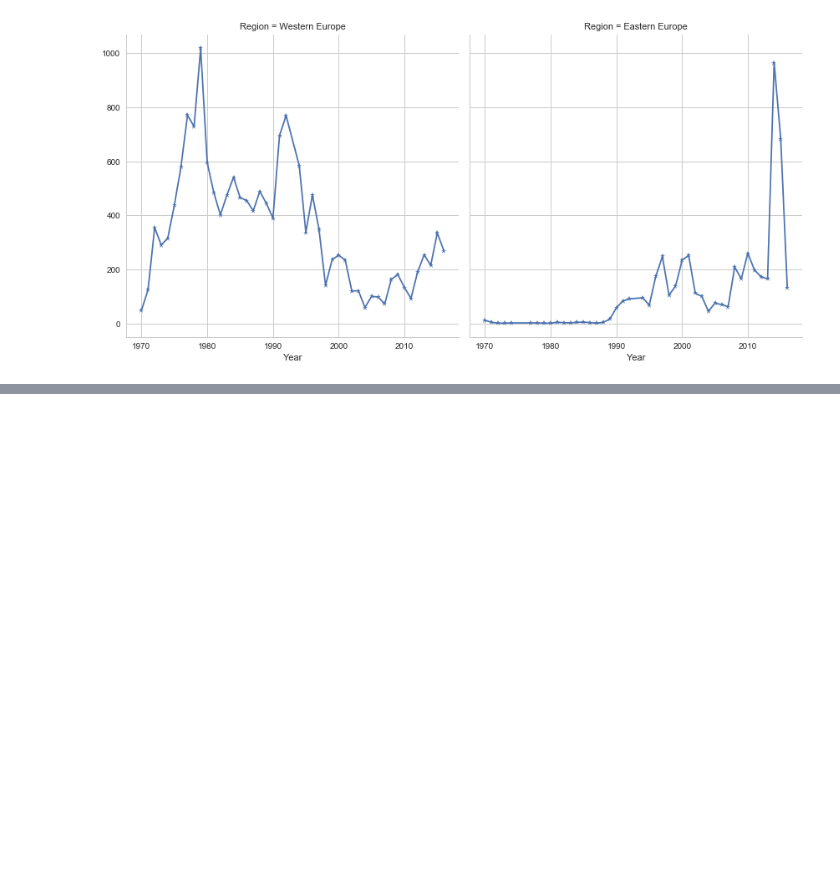
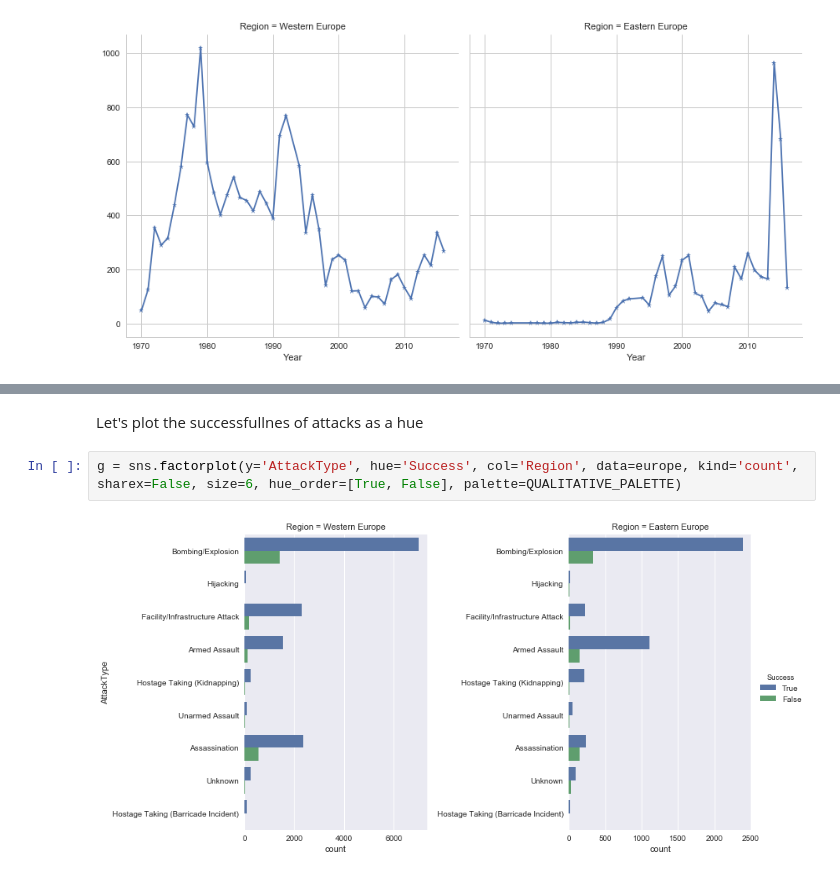
Before and after one commit to MihailoJoksimovic/globalterrorismdatabase, a Jupyter notebook: Analysis.ipynb, the cells around one changed output, grey strips where cells are left out. Drawn from its saved outputs; the diff is of its cells as text; blank space fills up the shorter version.

```diff
--- a/Analysis.ipynb
+++ b/Analysis.ipynb
@@ -244,0 +307,6 @@ sns.axes_style?
+# %% [markdown]
+Let's plot the successfullnes of attacks as a hue
+# %%
+g = sns.factorplot(y='AttackType', hue='Success', col='Region', data=europe, kind='count', sharex=False, size=6, hue_order=[True, False], palette=QUALITATIVE_PALETTE)
+# %% [output]
+[figure, added]
```
Also changed, not shown: parts of 60 cells of this notebook.
